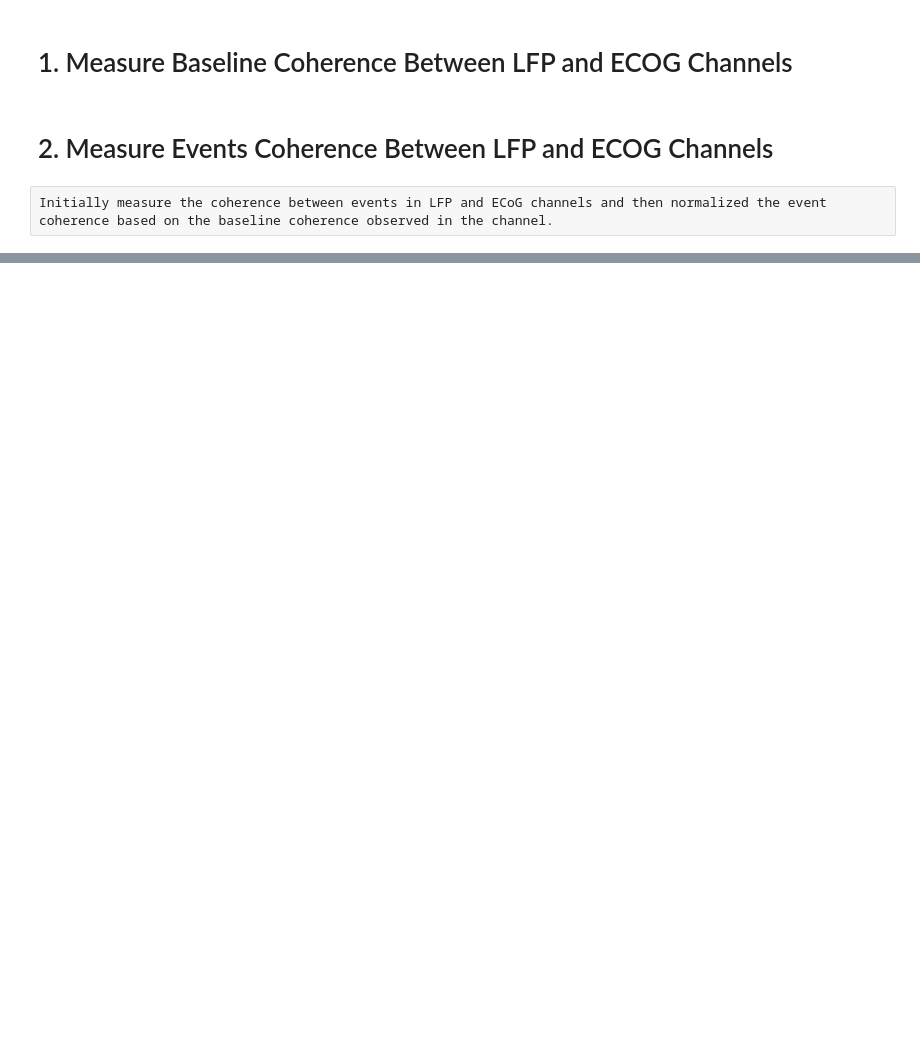
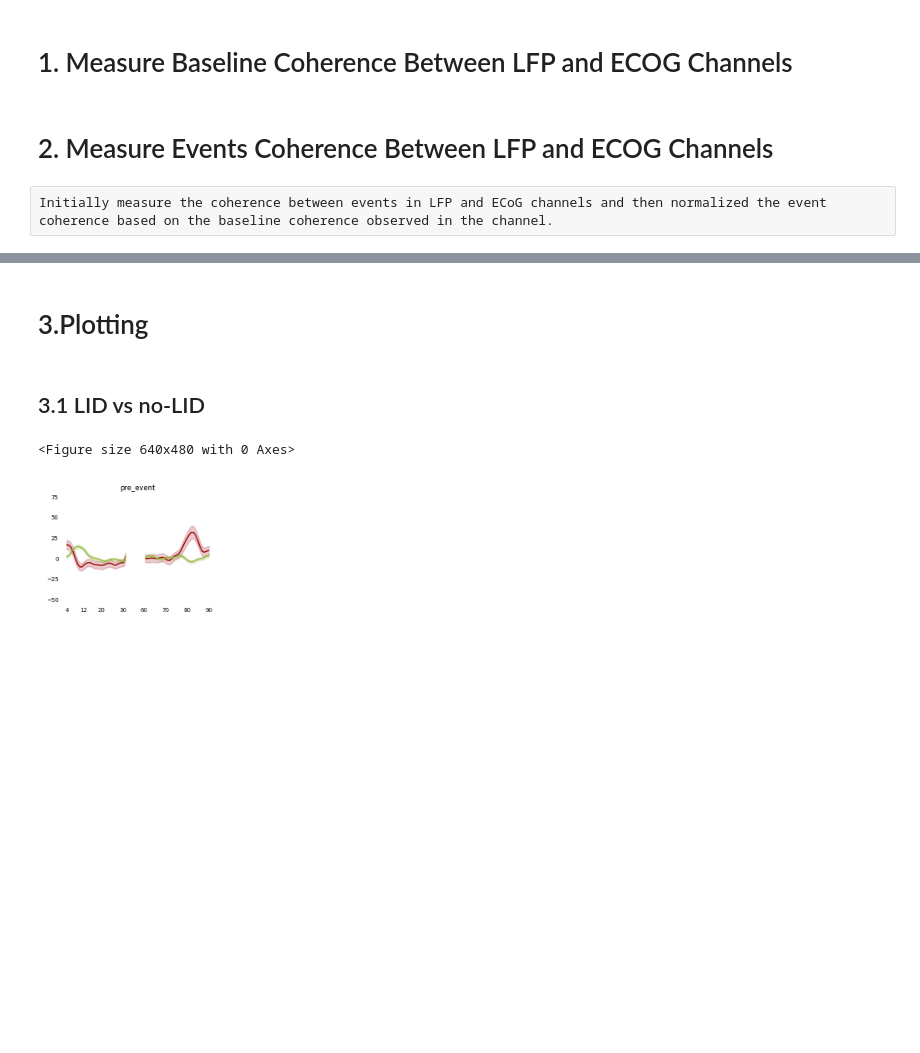
Before and after one commit to FilippoHei/PD-Dyskinesia-Electrophysiology, a Jupyter notebook: 5.1 Spectral Coherence Baseline LFP-ECoG.ipynb, the cells around one changed output, grey strips where cells are left out. Drawn from its saved outputs; the diff is of its cells as text; code cells hidden in the pictures; blank space fills up the shorter version.

Commit message:
V.0.0
Coherence measurement between STN-ECOG recordings (cumulative without optimal contact selection)

```diff
--- a/5.1 Spectral Coherence Baseline LFP-ECoG.ipynb
+++ b/5.1 Spectral Coherence Baseline LFP-ECoG.ipynb
@@ -38,0 +41,9 @@ Initially measure the coherence between events in LFP and ECoG channels and then
+# %%
+# load ECoG events
+EVENTS_ECOG            = utils_io.load_ECoG_events(event_category="voluntary", fs=2048)
+EVENTS_ECOG_LID        = EVENTS_ECOG['controlateral']['LID']
+EVENTS_ECOG_noLID      = EVENTS_ECOG['controlateral']['noLID']
+# load LFP events
+EVENTS_LFP             = utils_io.load_LFP_events(event_category="tapping", stn_areas=["motor"], fs=2048)
+EVENTS_LFP_MOTOR_LID   = EVENTS_LFP['motor']['controlateral']['LID']
+EVENTS_LFP_MOTOR_noLID = EVENTS_LFP['motor']['controlateral']['noLID']
@@ -38,0 +52,4 @@ Initially measure the coherence between events in LFP and ECoG channels and then
+# %%
+coherence_motor_LID    = utils_coherence.measure_ECOG_LFP_coherence(dataset_LFP=EVENTS_LFP_MOTOR_LID[EVENTS_LFP_MOTOR_LID.duration>=0.25],
+                                                                    dataset_ECOG=EVENTS_ECOG_LID[EVENTS_ECOG_LID.duration>=0.25],
+                                                                    dataset_baseline_LFP_ECOG_coherence=baseline_coherence_LFP_ECOG, mode="ipsilateral")
@@ -38,0 +74,4 @@ Initially measure the coherence between events in LFP and ECoG channels and then
+# %%
+coherence_motor_noLID  = utils_coherence.measure_ECOG_LFP_coherence(dataset_LFP=EVENTS_LFP_MOTOR_noLID[EVENTS_LFP_MOTOR_noLID.duration>=0.25],
+                                                                    dataset_ECOG=EVENTS_ECOG_noLID[EVENTS_ECOG_noLID.duration>=0.25],
+                                                                    dataset_baseline_LFP_ECOG_coherence=baseline_coherence_LFP_ECOG, mode="ipsilateral")
@@ -38,0 +96,10 @@ Initially measure the coherence between events in LFP and ECoG channels and then
+# %% [markdown]
+# 3.Plotting
+# %% [markdown]
+## 3.1 LID vs no-LID
+# %%
+utils_plotting_coherence.plot_LID_vs_noLID_coherence(coherence_motor_LID, coherence_motor_noLID, segment="pre_event", error_type="se",
+                                                     figure_name=DATA_IO.path_figure + "LFP-ECOG Coherence/LID_vs_noLID_pre_event")
+# %% [output]
+<Figure size 640x480 with 0 Axes>
+[figure, added]
```
Also changed, not shown: parts of 12 cells of this notebook, 5 other files.
